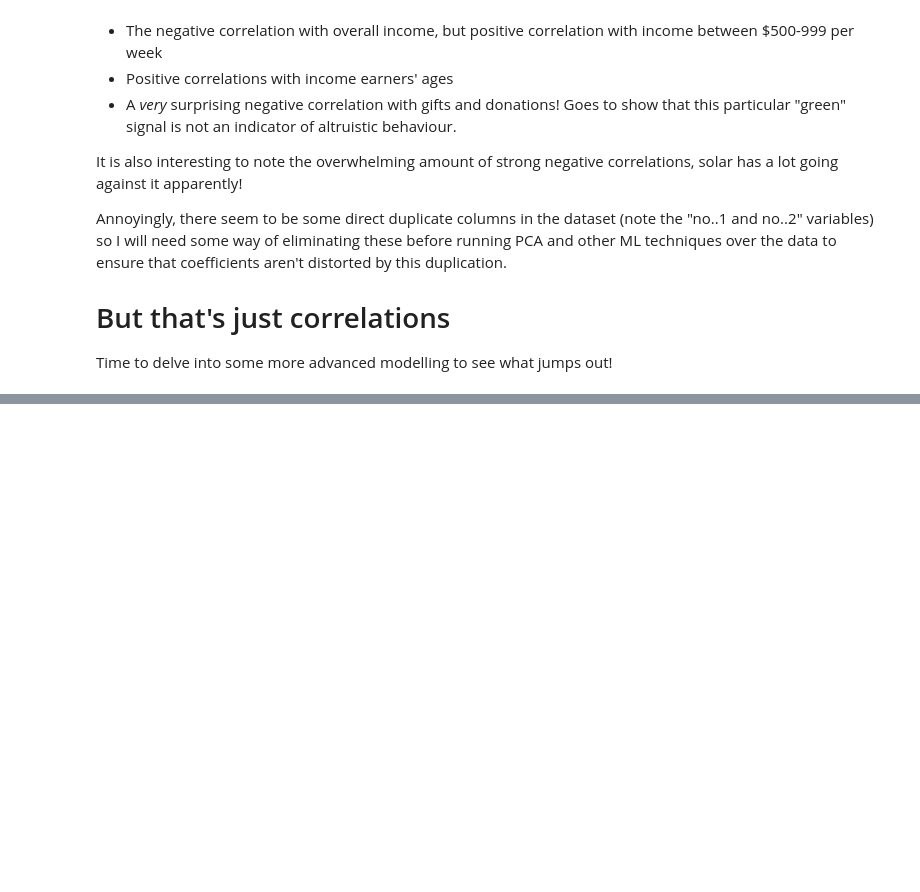
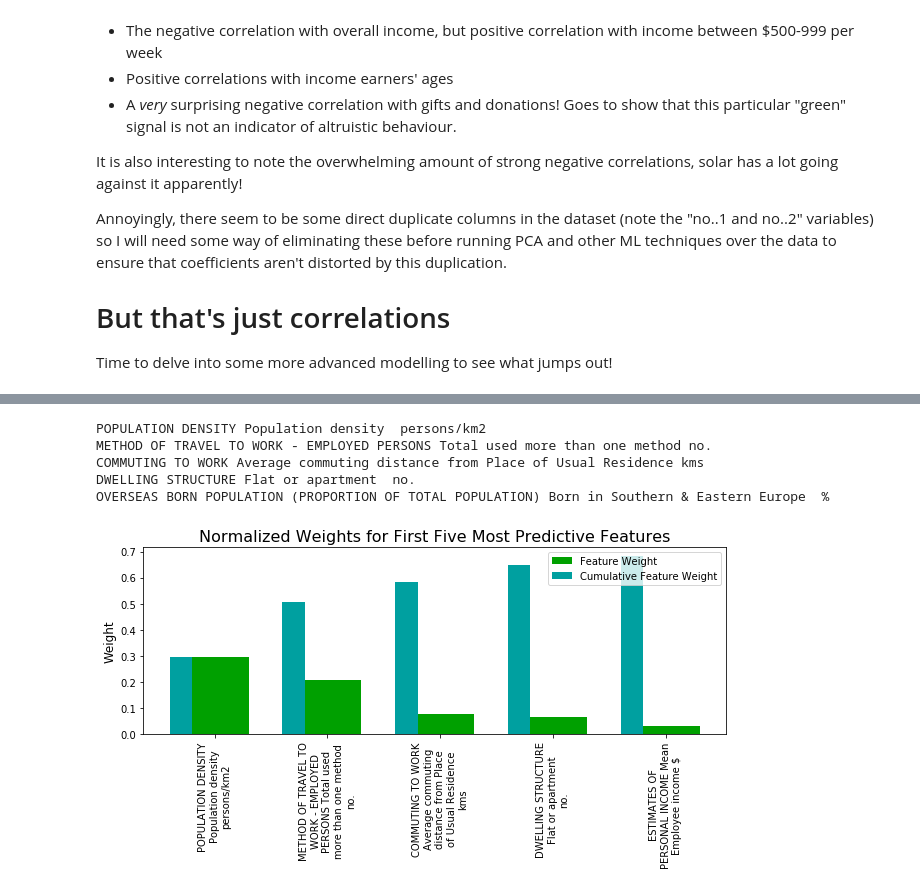
Before and after one commit to blkemp/ABS-Region-Data, a Jupyter notebook: ABS Region Data.ipynb, the cells around one changed output, grey strips where cells are left out. Saved outputs shown, nothing was run; the diff lists cells and outputs as text; code cells hidden in the pictures; blank space fills up the shorter version.

Commit message:
Update for AdaBoost and feature weight plotting

```diff
--- a/ABS Region Data.ipynb
+++ b/ABS Region Data.ipynb
@@ -36,8 +35,6 @@ The text.latex.unicode rcparam was deprecated in Matplotlib 2.2 and will be remo
   "2.2", name=key, obj_type="rcparam", addendum=addendum)
 # %%
 # Set a variable for current notebook's path for various loading/saving mechanisms
-df = load_merge_clean()
-
 nb_path = os.getcwd()
 nb_path
 # %% [output]
@@ -248,4 +435,4 @@ df.columns
 # %%
-X, y = clean_data(df, 'Solar Per Household')
+#X, y = clean_data(df, 'Solar Per Household')
 # %%
 X.head()
@@ -382,3 +519,38 @@ print(X.columns[134])
 print(X.columns[195])
 print(X.columns[177])
 print(X.columns[110])
+# %% [output]
+POPULATION DENSITY Population density  persons/km2
+METHOD OF TRAVEL TO WORK - EMPLOYED PERSONS Total used more than one method no.
+COMMUTING TO WORK Average commuting distance from Place of Usual Residence kms
+DWELLING STRUCTURE Flat or apartment  no.
+OVERSEAS BORN POPULATION (PROPORTION OF TOTAL POPULATION) Born in Southern & Eastern Europe  %
+# %%
+def feature_plot(importances, X_train, y_train, n_features):
+
+    # Display the n most important features
+    indices = np.argsort(importances)[::-1]
+    columns = X_train.columns.values[indices[:n_features]]
+    values = importances[indices][:n_features]
+
+    columns = [ '\n'.join(wrap(c, 20)) for c in columns ]
+
+    # Create the plot
+    fig = plt.figure(figsize = (9,n_features))
+    plt.title("Normalized Weights for First Five Most Predictive Features", fontsize = 16)
+    plt.bar(np.arange(n_features), values, width = 0.6, align="center", color = '#00A000',
+          label = "Feature Weight")
+    plt.bar(np.arange(n_features) - 0.3, np.cumsum(values), width = 0.2, align = "center", color = '#00A0A0',
+          label = "Cumulative Feature Weight")
+    plt.xticks(np.arange(n_features), columns, rotation = 'vertical')
+    #plt.xlim((-0.5, 4.5))
+    plt.ylabel("Weight", fontsize = 12)
+    #plt.xlabel("Feature", fontsize = 12)
+
+    plt.legend(loc = 'upper right')
+    plt.tight_layout()
+    plt.show()
+# %%
+feature_plot(rf.feature_importances_, X_train, y_train, 5)
+# %% [output]
+[figure, added]
```
Also changed, not shown: parts of 35 cells of this notebook.
